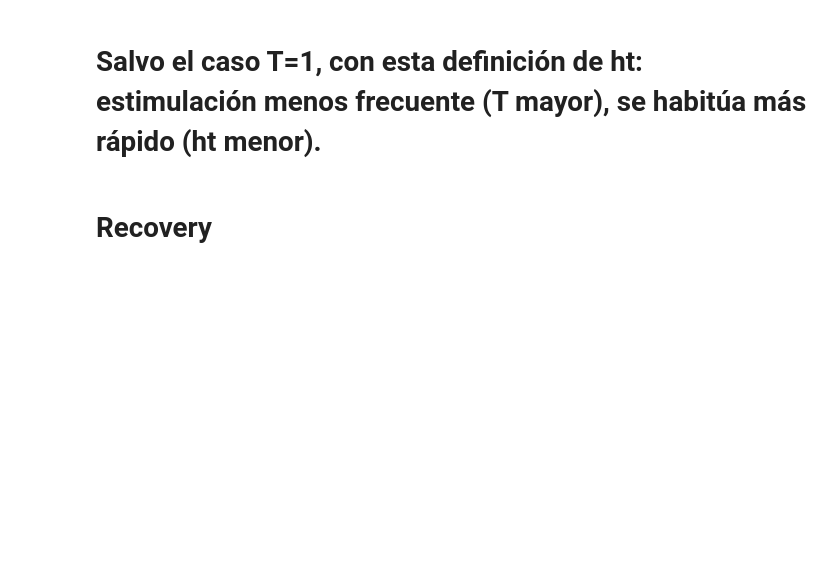
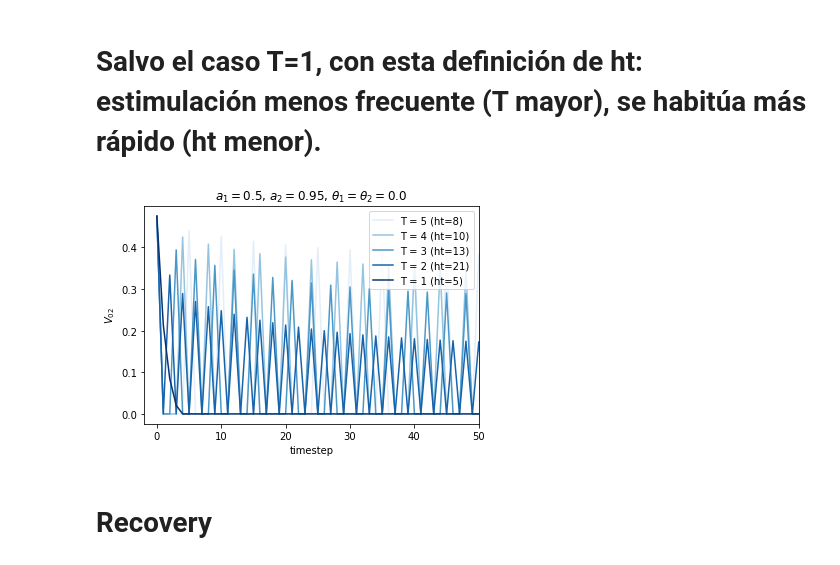
Before and after one commit to theobiolab/habituation, a Jupyter notebook: lina_staddon1993.ipynb, the cells around one changed output. Saved outputs shown, nothing was run; the diff lists cells and outputs as text; code cells hidden in the pictures; blank space fills up the shorter version.

```diff
--- a/lina_staddon1993.ipynb
+++ b/lina_staddon1993.ipynb
@@ -220,5 +285,23 @@ plt.show()
 # %% [markdown]
 # Salvo el caso T=1, con esta definición de ht: estimulación menos frecuente (T mayor), se habitúa más rápido (ht menor).
+# %%
+import matplotlib
+cmap = matplotlib.cm.get_cmap('Blues')
+colors = [cmap(0.99), cmap(0.8), cmap(0.6), cmap(0.4), cmap(0.1)]
+
+plt.plot(model_5.tvec, model_5.V_02, "-", label= "T = 5 (ht=8)", color=colors[4])
+plt.plot(model_4.tvec, model_4.V_02, "-", label= "T = 4 (ht=10)", color=colors[3])
+plt.plot(model_3.tvec, model_3.V_02, "-", label= "T = 3 (ht=13)", color=colors[2])
+plt.plot(model_2.tvec, model_2.V_02, "-", label= "T = 2 (ht=21)", color=colors[1])
+plt.plot(model_1.tvec[:], model_1.V_02[:], "-", label= "T = 1 (ht=5)", color=colors[0])
+plt.xlabel("time step")
+plt.ylabel(r"$V_{02}$")
+plt.title(r"$a_1=0.5$, $a_2=0.95$, $\theta_1=\theta_2=0.0$")
+plt.legend()
+plt.xlim((-2,50))
+plt.show()
+# %% [output]
+[figure, added]
 # %% [markdown]
 # **Recovery**
 # %%
```
Also changed, not shown: parts of 6 cells of this notebook, 2 other files.
